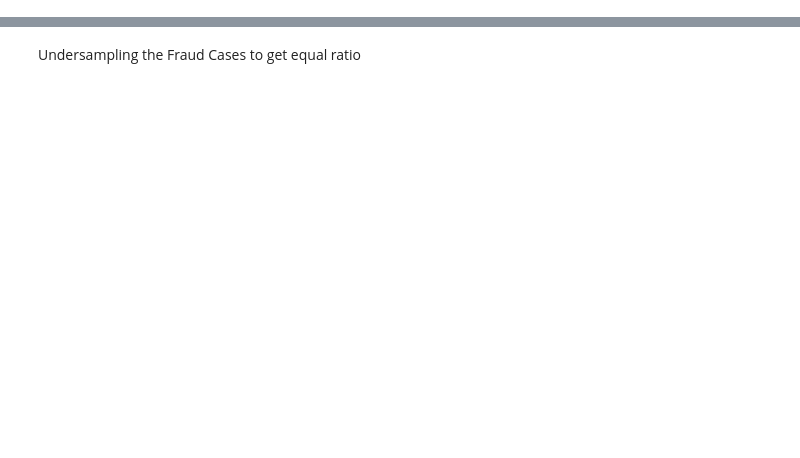
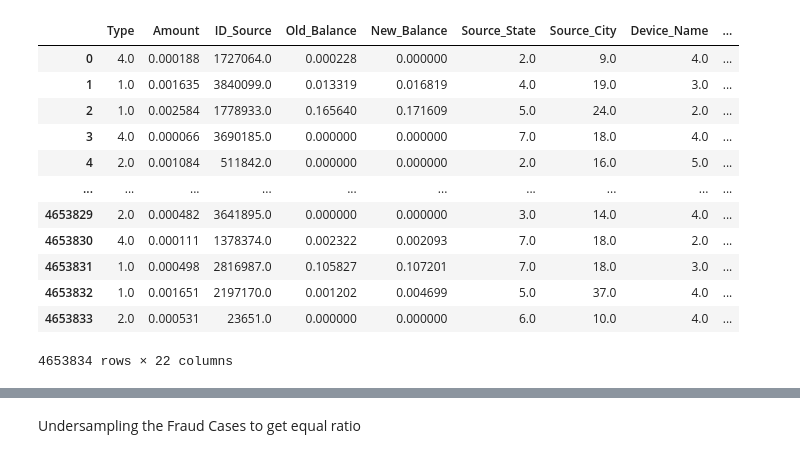
Before and after one commit to Stixor-Technologies/jazzcash, a Jupyter notebook: notebooks/Models Training.ipynb, the cells around one changed output, grey strips where cells are left out. Saved outputs shown, nothing was run; the diff lists cells and outputs as text; code cells hidden in the pictures; blank space fills up the shorter version.

```diff
--- a/notebooks/Models Training.ipynb
+++ b/notebooks/Models Training.ipynb
@@ -33,2 +63,18 @@ x_test = x_test.iloc[:, 1:]
+# %%
+x_train
+# %% [output]
+|  | Type | Amount | ID_Source | Old_Balance | New_Balance | Source_State | Source_City | Device_Name | ... |
+| 0 | 4.0 | 0.000188 | 1727064.0 | 0.000228 | 0.000000 | 2.0 | 9.0 | 4.0 | ... |
+| 1 | 1.0 | 0.001635 | 3840099.0 | 0.013319 | 0.016819 | 4.0 | 19.0 | 3.0 | ... |
+| 2 | 1.0 | 0.002584 | 1778933.0 | 0.165640 | 0.171609 | 5.0 | 24.0 | 2.0 | ... |
+| 3 | 4.0 | 0.000066 | 3690185.0 | 0.000000 | 0.000000 | 7.0 | 18.0 | 4.0 | ... |
+| 4 | 2.0 | 0.001084 | 511842.0 | 0.000000 | 0.000000 | 2.0 | 16.0 | 5.0 | ... |
+| ... | ... | ... | ... | ... | ... | ... | ... | ... | ... |
+| 4653829 | 2.0 | 0.000482 | 3641895.0 | 0.000000 | 0.000000 | 3.0 | 14.0 | 4.0 | ... |
+| 4653830 | 4.0 | 0.000111 | 1378374.0 | 0.002322 | 0.002093 | 7.0 | 18.0 | 2.0 | ... |
+| 4653831 | 1.0 | 0.000498 | 2816987.0 | 0.105827 | 0.107201 | 7.0 | 18.0 | 3.0 | ... |
+| 4653832 | 1.0 | 0.001651 | 2197170.0 | 0.001202 | 0.004699 | 5.0 | 37.0 | 4.0 | ... |
+| 4653833 | 2.0 | 0.000531 | 23651.0 | 0.000000 | 0.000000 | 6.0 | 10.0 | 4.0 | ... |
+4653834 rows × 22 columns
 # %%
 x_test= preprocess_test(x_test,scaler, encoder)
```
Also changed, not shown: parts of 28 cells of this notebook, 3 other files.
